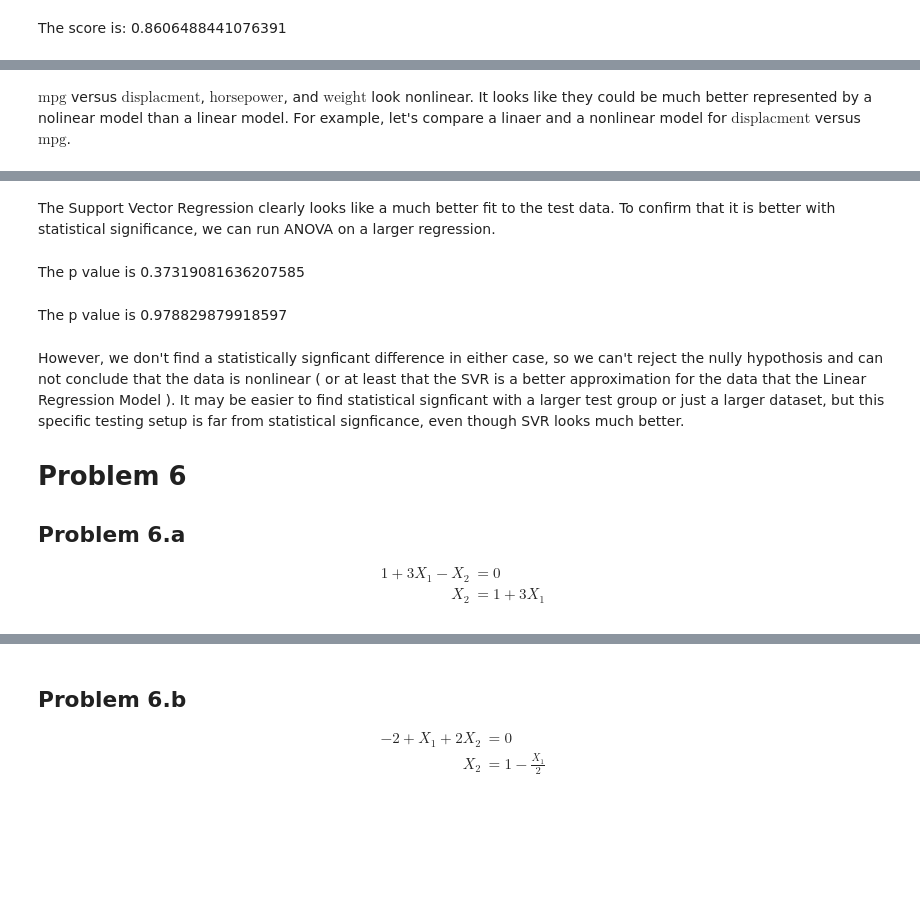
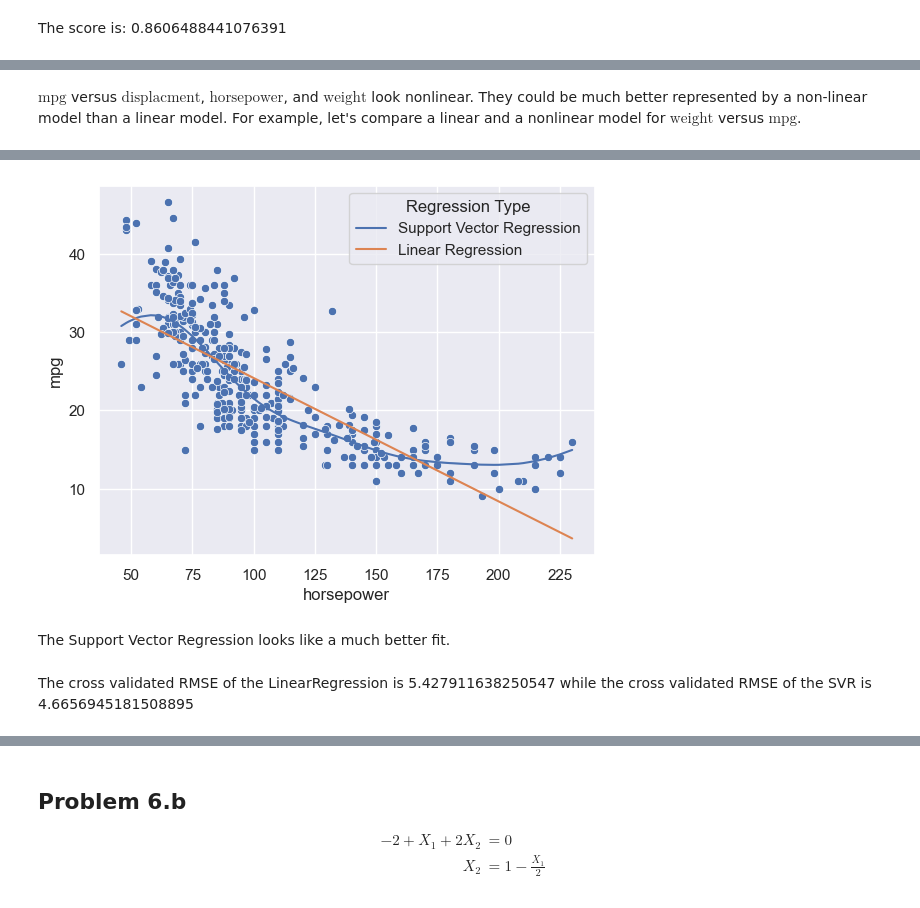
Before and after one commit to AlistairKeiller/STATS-202, a Jupyter notebook: HW3.ipynb, the cells around one changed output, grey strips where cells are left out. Drawn from its saved outputs; the diff is of its cells as text; code cells hidden in the pictures; blank space fills up the shorter version.

```diff
--- a/HW3.ipynb
+++ b/HW3.ipynb
@@ -204,27 +203,24 @@ The figure layout has changed to tight
 # %% [markdown]
-$\text{mpg}$ versus $\text{displacment}$, $\text{horsepower}$, and $\text{weight}$ look nonlinear. It looks like they could be much better represented by a nolinear model than a linear model. For example, let's compare a linaer and a nonlinear model for $\text{displacment}$ versus $\text{mpg}$.
+$\text{mpg}$ versus $\text{displacment}$, $\text{horsepower}$, and $\text{weight}$ look nonlinear. They could be much better represented by a non-linear model than a linear model. For example, let's compare a linear and a nonlinear model for $\text{weight}$ versus $\text{mpg}$.
 # %%
-X_train, X_test, y_train, y_test = train_test_split(
-    Auto[["displacement"]], Auto["mpg"], random_state=42
-)
-sns.scatterplot(x=X_test["displacement"], y=y_test)
+sns.scatterplot(x=Auto["horsepower"], y=Auto["mpg"])
 sns.lineplot(
     data=pd.DataFrame(
         {
-            "displacment": X_test["displacement"],
+            "horsepower": Auto["horsepower"],
             "Support Vector Regression": make_pipeline(StandardScaler(), SVR())
-            .fit(X_train, y_train)
-            .predict(X_test),
+            .fit(Auto[["horsepower"]], Auto["mpg"])
+            .predict(Auto[["horsepower"]]),
             "Linear Regression": LinearRegression()
-            .fit(X_train, y_train)
-            .predict(X_test),
+            .fit(Auto[["horsepower"]], Auto["mpg"])
+            .predict(Auto[["horsepower"]]),
         }
     ).melt(
-        "displacment",
+        "horsepower",
         var_name="Regression Type",
         value_name="mpg",
     ),
-    x="displacment",
+    x="horsepower",
     y="mpg",
     hue="Regression Type",
 )
@@ -234,35 +229,26 @@ plt.show()
+[figure, added]
 # %% [markdown]
-The Support Vector Regression clearly looks like a much better fit to the test data. To confirm that it is better with statistical significance, we can run ANOVA on a larger regression.
+The Support Vector Regression looks like a much better fit.
-# %%
-X_train, X_test, y_train, y_test = train_test_split(
-    Auto[["displacement", "horsepower"]], Auto["mpg"], random_state=42
-)
-Markdown("The p value is " + str(f_oneway(
-    make_pipeline(StandardScaler(), SVR()).fit(X_train, y_train).predict(X_test)
-    - y_test,
-    LinearRegression().fit(X_train, y_train).predict(X_test) - y_test,
-).pvalue))
-# %% [output]
-The p value is 0.37319081636207585
-# %%
-X_train, X_test, y_train, y_test = train_test_split(
-    Auto.drop(["mpg", "name"], axis=1), Auto["mpg"], random_state=42
-)
-Markdown("The p value is " + str(f_oneway(
-    make_pipeline(StandardScaler(), SVR()).fit(X_train, y_train).predict(X_test)
-    - y_test,
-    LinearRegression().fit(X_train, y_train).predict(X_test) - y_test,
-).pvalue))
-# %% [output]
-The p value is 0.978829879918597
-# %% [markdown]
-However, we don't find a statistically signficant difference in either case, so we can't reject the nully hypothosis and can not conclude that the data is nonlinear ( or at least that the SVR is a better approximation for the data that the Linear Regression Model ). It may be easier to find statistical signficant with a larger test group or just a larger dataset, but this specific testing setup is far from statistical signficance, even though SVR looks much better.
-
-# Problem 6
-## Problem 6.a
-$$
-\begin{split}
-1+3X_1-X_2&=0 \\
-X_2&=1+3X_1
-\end{split}
-$$
+# %%
+Markdown(
+    "The cross validated RMSE of the LinearRegression is "
+    + str(
+        -cross_validate(
+            LinearRegression(),
+            Auto[["horsepower"]],
+            Auto["mpg"],
+            scoring="neg_root_mean_squared_error",
+        )["test_score"].mean()
+    )
+    + " while the cross validated RMSE of the SVR is "
+    + str(
+        -cross_validate(
+            make_pipeline(StandardScaler(), SVR()),
+            Auto[["horsepower"]],
+            Auto["mpg"],
+            scoring="neg_root_mean_squared_error",
+        )["test_score"].mean()
+    )
+)
+# %% [output]
+The cross validated RMSE of the LinearRegression is 5.427911638250547 while the cross validated RMSE of the SVR is 4.6656945181508895
```
Also changed, not shown: parts of 12 cells of this notebook, 1 other file.
